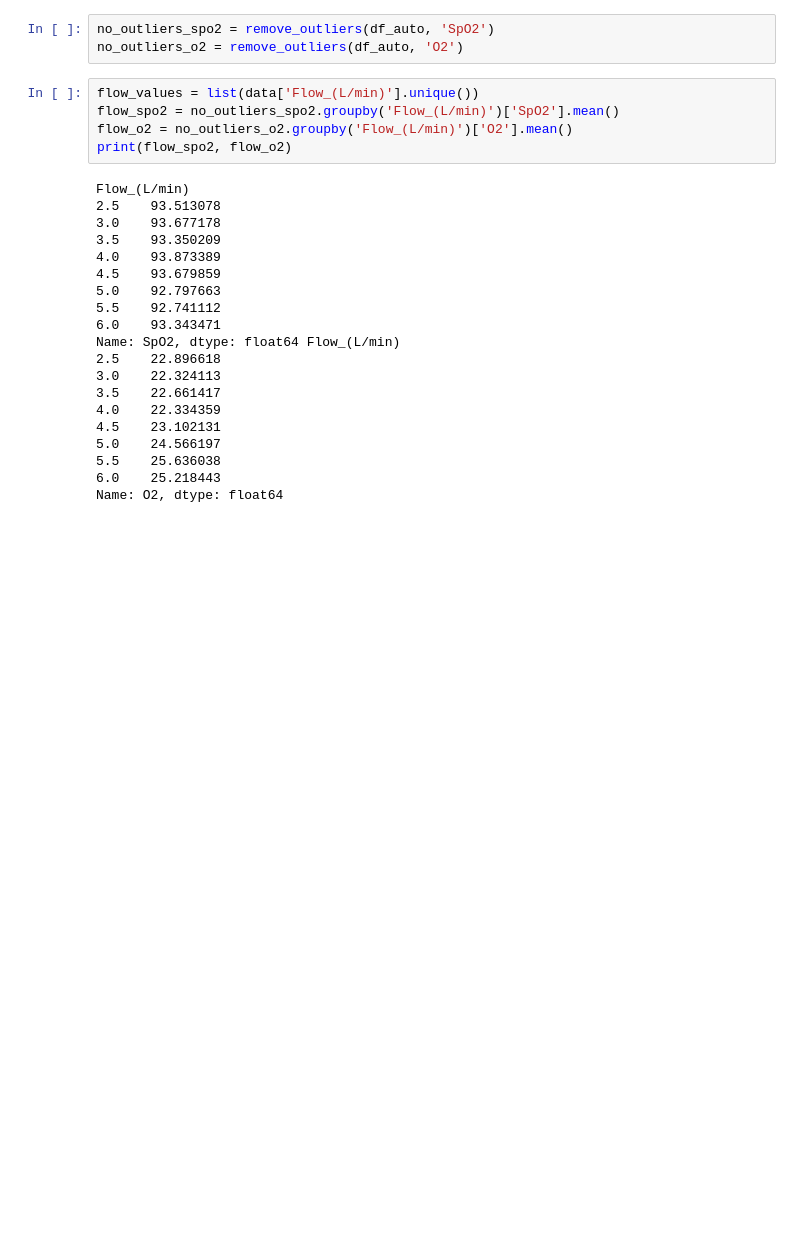
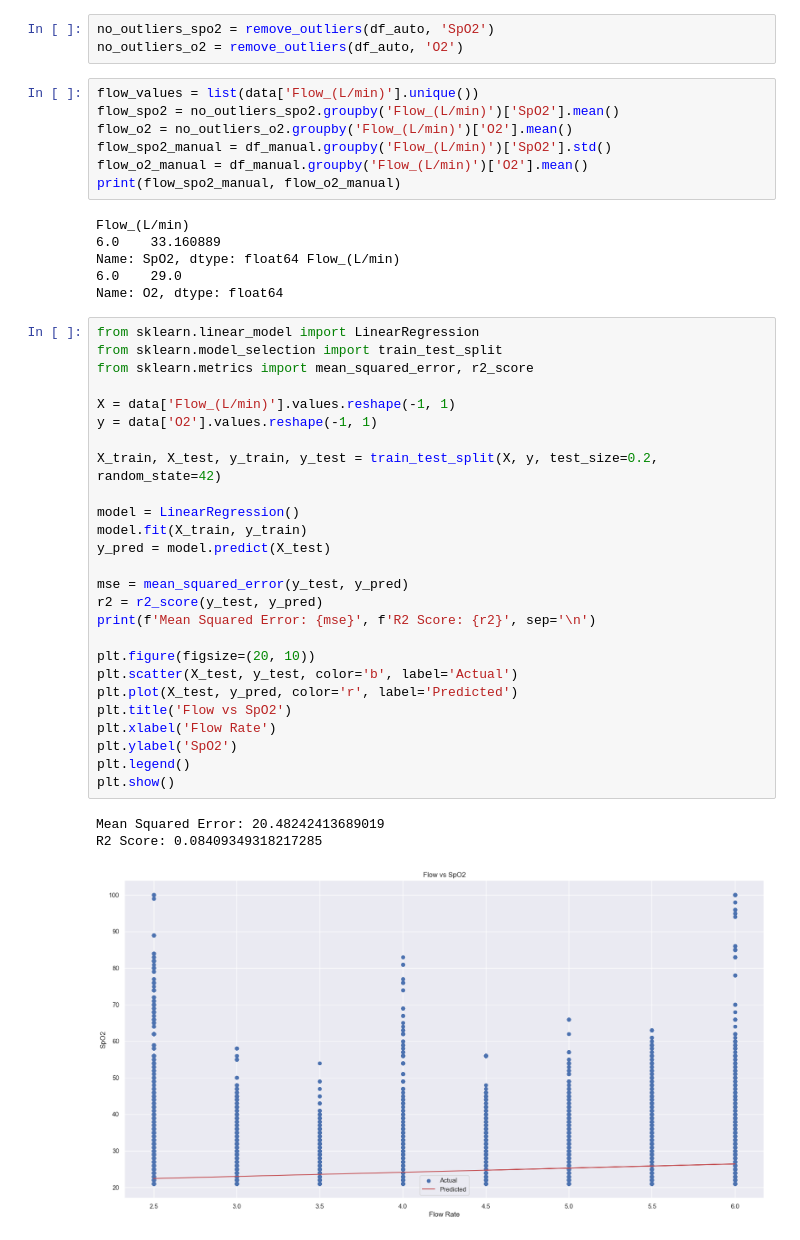
Before and after one commit to igikiss/Portfolio, a Jupyter notebook: OAM/OAM_Jupyter.ipynb, the cells around one changed output. Saved outputs shown, nothing was run; the diff lists cells and outputs as text; blank space fills up the shorter version.

Commit message:
prediction

```diff
--- a/OAM/OAM_Jupyter.ipynb
+++ b/OAM/OAM_Jupyter.ipynb
@@ -302,24 +298,42 @@ no_outliers_o2 = remove_outliers(df_auto, 'O2')
 flow_values = list(data['Flow_(L/min)'].unique())
 flow_spo2 = no_outliers_spo2.groupby('Flow_(L/min)')['SpO2'].mean()
 flow_o2 = no_outliers_o2.groupby('Flow_(L/min)')['O2'].mean()
-print(flow_spo2, flow_o2)
+flow_spo2_manual = df_manual.groupby('Flow_(L/min)')['SpO2'].std()
+flow_o2_manual = df_manual.groupby('Flow_(L/min)')['O2'].mean()
+print(flow_spo2_manual, flow_o2_manual)
 # %% [output]
 Flow_(L/min)
-2.5    93.513078
-3.0    93.677178
-3.5    93.350209
-4.0    93.873389
-4.5    93.679859
-5.0    92.797663
-5.5    92.741112
-6.0    93.343471
+6.0    33.160889
 Name: SpO2, dtype: float64 Flow_(L/min)
-2.5    22.896618
-3.0    22.324113
-3.5    22.661417
-4.0    22.334359
-4.5    23.102131
-5.0    24.566197
-5.5    25.636038
-6.0    25.218443
+6.0    29.0
 Name: O2, dtype: float64
+# %%
+from sklearn.linear_model import LinearRegression
+from sklearn.model_selection import train_test_split
+from sklearn.metrics import mean_squared_error, r2_score
+
+X = data['Flow_(L/min)'].values.reshape(-1, 1)
+y = data['O2'].values.reshape(-1, 1)
+
+X_train, X_test, y_train, y_test = train_test_split(X, y, test_size=0.2, random_state=42)
+
+model = LinearRegression()
+model.fit(X_train, y_train)
+y_pred = model.predict(X_test)
+
+mse = mean_squared_error(y_test, y_pred)
+r2 = r2_score(y_test, y_pred)
+print(f'Mean Squared Error: {mse}', f'R2 Score: {r2}', sep='\n')
+
+plt.figure(figsize=(20, 10))
+plt.scatter(X_test, y_test, color='b', label='Actual')
+plt.plot(X_test, y_pred, color='r', label='Predicted')
+plt.title('Flow vs SpO2')
+plt.xlabel('Flow Rate')
+plt.ylabel('SpO2')
+plt.legend()
+plt.show()
+# %% [output]
+Mean Squared Error: 20.48242413689019
+R2 Score: 0.08409349318217285
+[figure, added]
```
Also changed, not shown: parts of 2 cells of this notebook.
